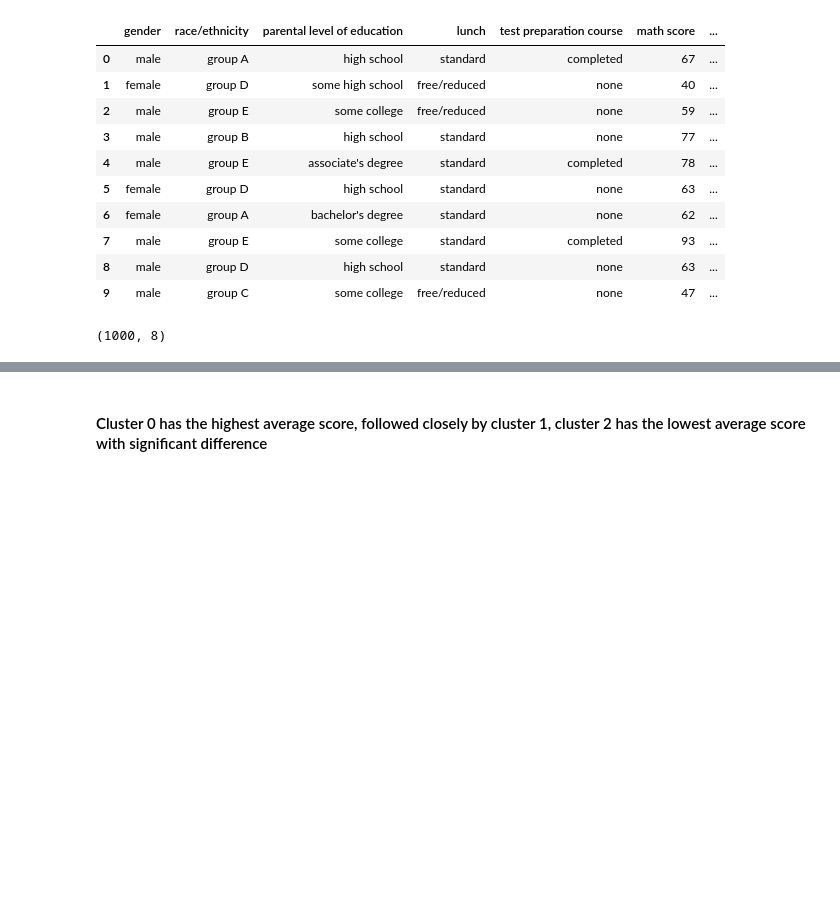
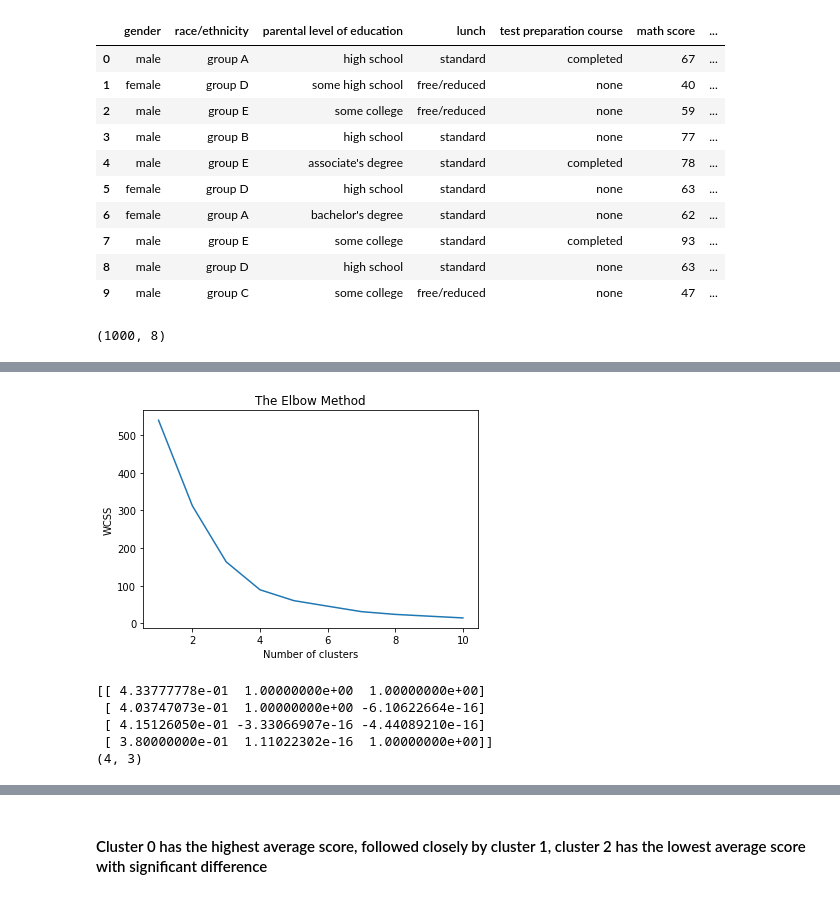
Before and after one commit to AbielB/Flask_ClusteringForStudents, a Jupyter notebook: MakeModel.ipynb, the cells around one changed output, grey strips where cells are left out. Cells and saved outputs as stored; diff of their text form; code cells hidden in the pictures; blank space fills up the shorter version.

```diff
--- a/MakeModel.ipynb
+++ b/MakeModel.ipynb
@@ -125,0 +80,33 @@ data.to_csv('hasil_cluster_aggl.csv',index=False)
+# %%
+#elbow method
+from sklearn.cluster import KMeans
+wcss = []
+for i in range(1, 11):
+    kmeans = KMeans(n_clusters = i, init = 'k-means++',
+                    max_iter = 300, n_init = 10, random_state = 0)
+    kmeans.fit(data)
+    wcss.append(kmeans.inertia_)
+plt.plot(range(1, 11), wcss)
+plt.title('The Elbow Method')
+plt.xlabel('Number of clusters')
+plt.ylabel('WCSS')
+plt.show()
+# %% [output]
+[figure, added]
+# %%
+#kmeans with 3 clusters
+kmeans = KMeans(n_clusters=4)
+kmeans.fit(data)
+y_kmeans = kmeans.predict(data)
+y_kmeans
+
+
+freeze_centroids = kmeans.cluster_centers_
+print(freeze_centroids)
+print(freeze_centroids.shape)
+# %% [output]
+[[ 4.33777778e-01  1.00000000e+00  1.00000000e+00]
+ [ 4.03747073e-01  1.00000000e+00 -6.10622664e-16]
+ [ 4.15126050e-01 -3.33066907e-16 -4.44089210e-16]
+ [ 3.80000000e-01  1.11022302e-16  1.00000000e+00]]
+(4, 3)
```
Also changed, not shown: parts of 15 cells of this notebook, 8 other files.
